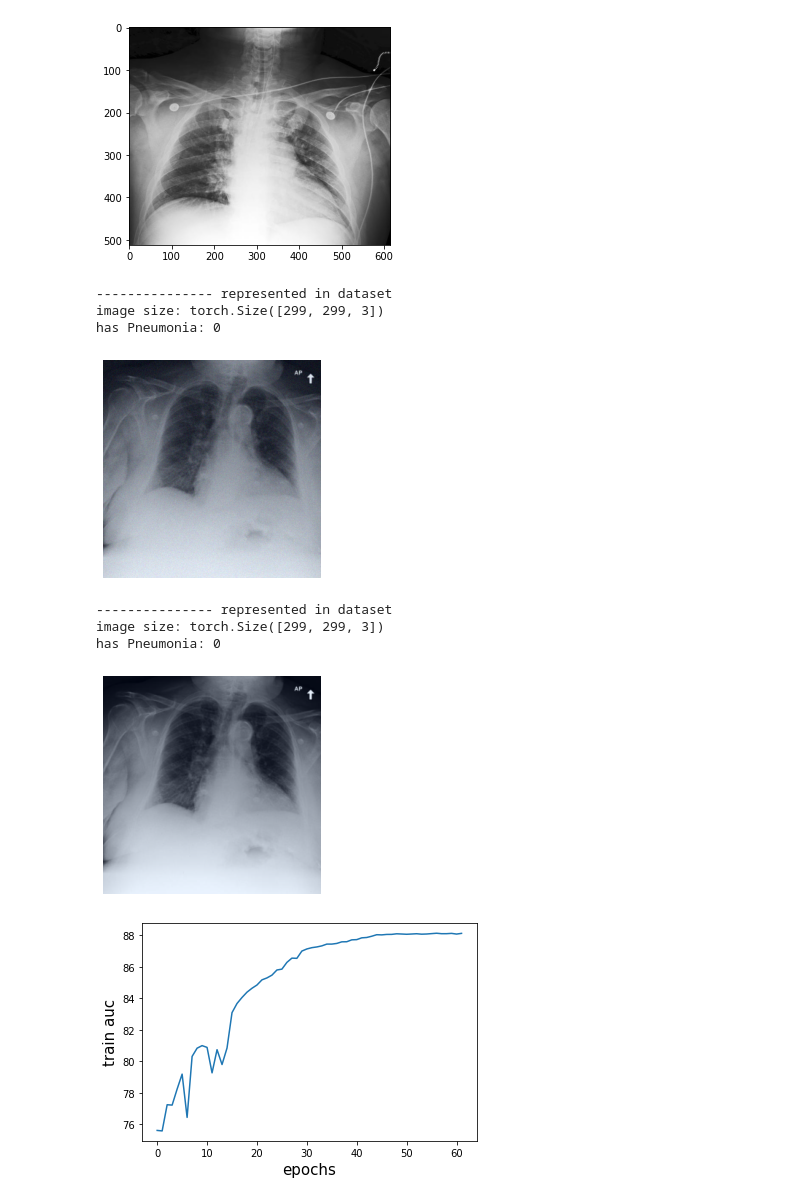
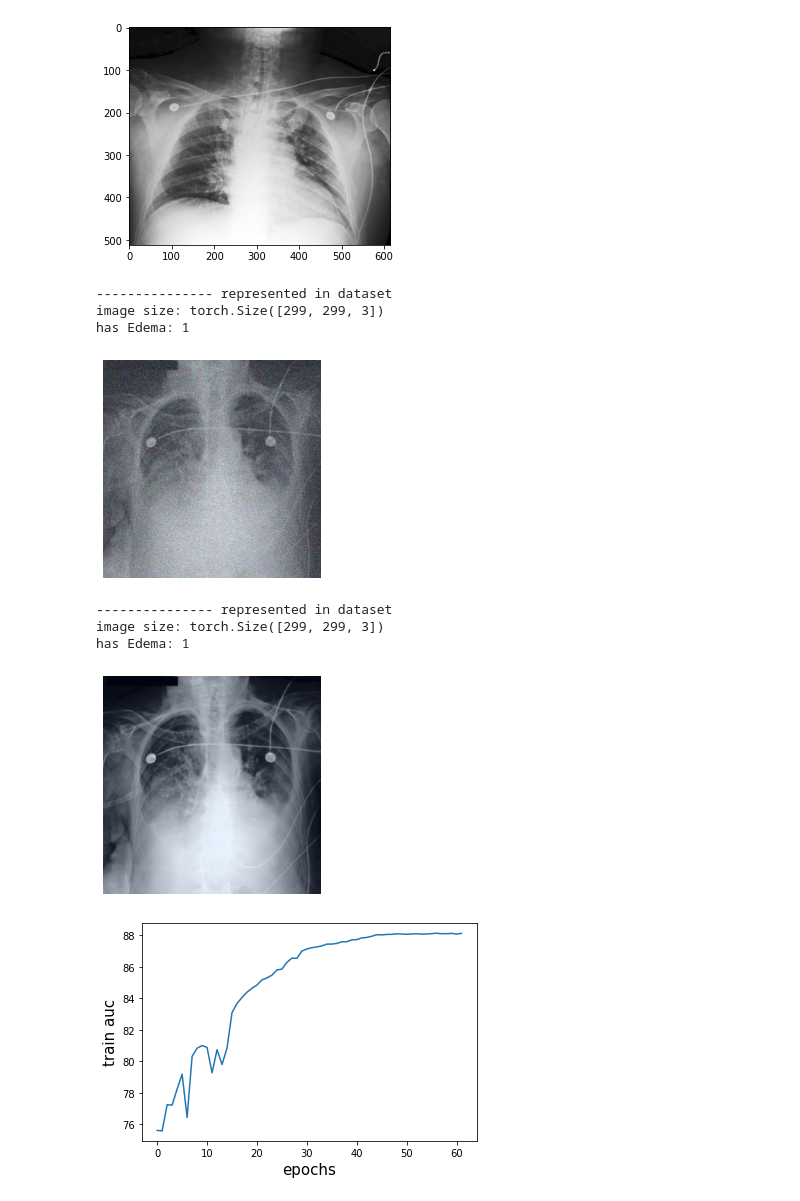
Before and after one commit to nathanwang000/ConceptCredibleModel, a Jupyter notebook: notebooks/cxr-mimic.ipynb, the cells around one changed output. Saved outputs shown, nothing was run; the diff lists cells and outputs as text; code cells hidden in the pictures.

```diff
--- a/notebooks/cxr-mimic.ipynb
+++ b/notebooks/cxr-mimic.ipynb
@@ -17,6 +17,6 @@ from lib.data import MIMIC_ahrf, MIMIC_train_transform, MIMIC_test_transform, MI
 from lib.eval import plot_log
 # %%
 # mimic = MIMIC_ahrf('chf_scale')
-mimic = MIMIC('Pneumonia')
+mimic = MIMIC('Edema')
 mimic[0]
 # %% [output]
@@ -67,27 +71,28 @@ plt.imshow(mimic[idx]['x']), transforms.ToTensor()(mimic[idx]['x']).shape
 # %%
 def show_noise(d, s=0.1):
     '''d is dataset[idx]'''
     filename = d['filename']
 
     print('--------------- represented in dataset')
     im, y = (d['x'] + s * torch.randn_like(d['x'])).permute(1,2,0), d['y']
     print('image size:',  im.shape)
     plt.imshow((im - im.min()) / (im.max() - im.min()))
     print(f'has {d["task"]}: {y}')
     plt.axis('off')
     plt.show()
 
-show_noise(mimic_test[10], 0.1)
-show_data(mimic_test[10])
+idx = 66
+show_noise(mimic_test[idx], 0.5)
+show_data(mimic_test[idx])
 # %% [output]
 --------------- represented in dataset
 image size: torch.Size([299, 299, 3])
-has Pneumonia: 0
+has Edema: 1
-[figure, old version]
+[figure, new version]
 --------------- represented in dataset
 image size: torch.Size([299, 299, 3])
-has Pneumonia: 0
+has Edema: 1
-[figure, old version]
+[figure, new version]
 # %%
 key = 'train auc'
 plot_log(torch.load("../outputs/3b52388a27ea11ecb773ac1f6b24a434/standard.log"), key=key, label="C") # concept model
```
Also changed, not shown: parts of 13 cells of this notebook, 8 other files.
